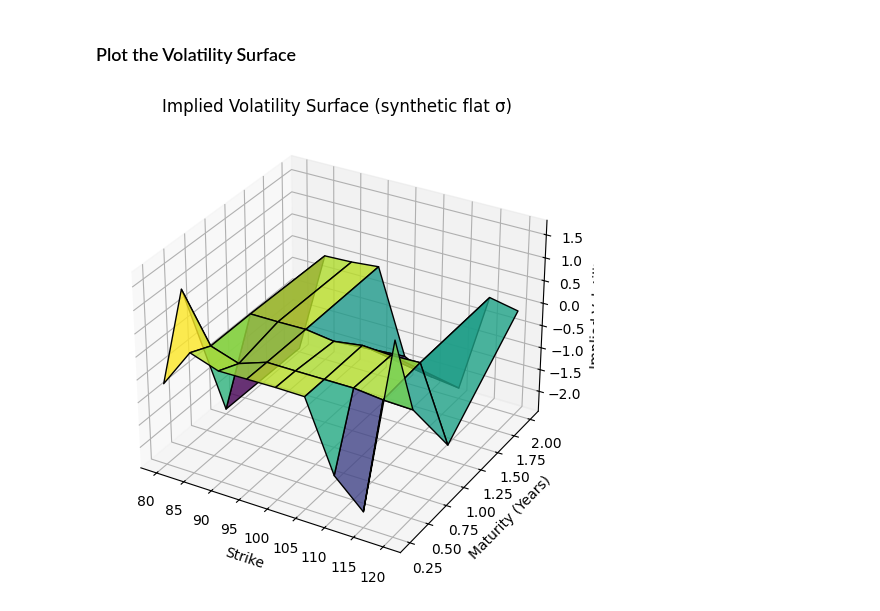
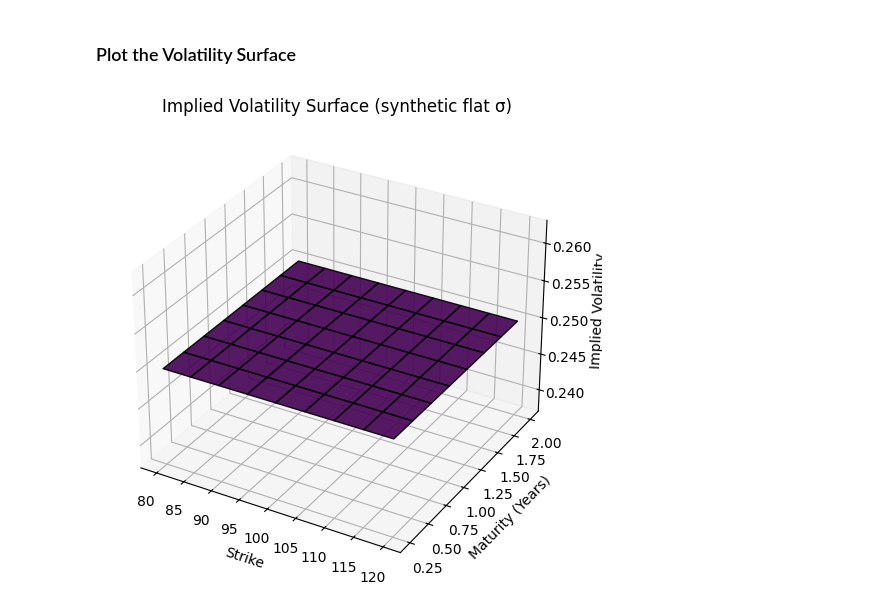
Before and after one commit to Kapizza/options-pricing-library, a Jupyter notebook: notebooks/05_volatility_surface.ipynb, the cells around one changed output. Cells and saved outputs as stored; diff of their text form; code cells hidden in the pictures.

Commit message:
Fix volatility surface

```diff
--- a/notebooks/05_volatility_surface.ipynb
+++ b/notebooks/05_volatility_surface.ipynb
@@ -76,17 +76,27 @@ surface = implied_vol_surface(prices, S, strikes, maturities, r, "call")
 ### Plot the Volatility Surface
 # %%
 from mpl_toolkits.mplot3d import Axes3D
+import matplotlib.pyplot as plt
+import numpy as np
 
-X, Y = np.meshgrid(strikes, maturities)
+# Example synthetic flat vol surface
+strikes = np.linspace(80, 120, 9)
+maturities = np.linspace(0.25, 2, 8)
+K, T = np.meshgrid(strikes, maturities)
+
+# Flat vol (e.g. σ = 0.25 everywhere)
+implied_vols = 0.25 * np.ones_like(K)
 
 fig = plt.figure(figsize=(8,6))
-ax = fig.add_subplot(111, projection="3d")
-ax.plot_surface(X, Y, surface, cmap="viridis", edgecolor="k", alpha=0.8)
+ax = fig.add_subplot(111, projection='3d')
 
+ax.plot_surface(K, T, implied_vols, cmap="viridis", alpha=0.9, edgecolor="k")
+
+ax.set_title("Implied Volatility Surface (synthetic flat σ)")
 ax.set_xlabel("Strike")
 ax.set_ylabel("Maturity (Years)")
 ax.set_zlabel("Implied Volatility")
-ax.set_title("Implied Volatility Surface (synthetic flat σ)")
+
 plt.show()
 # %% [output]
-[figure, old version]
+[figure, new version]
```
